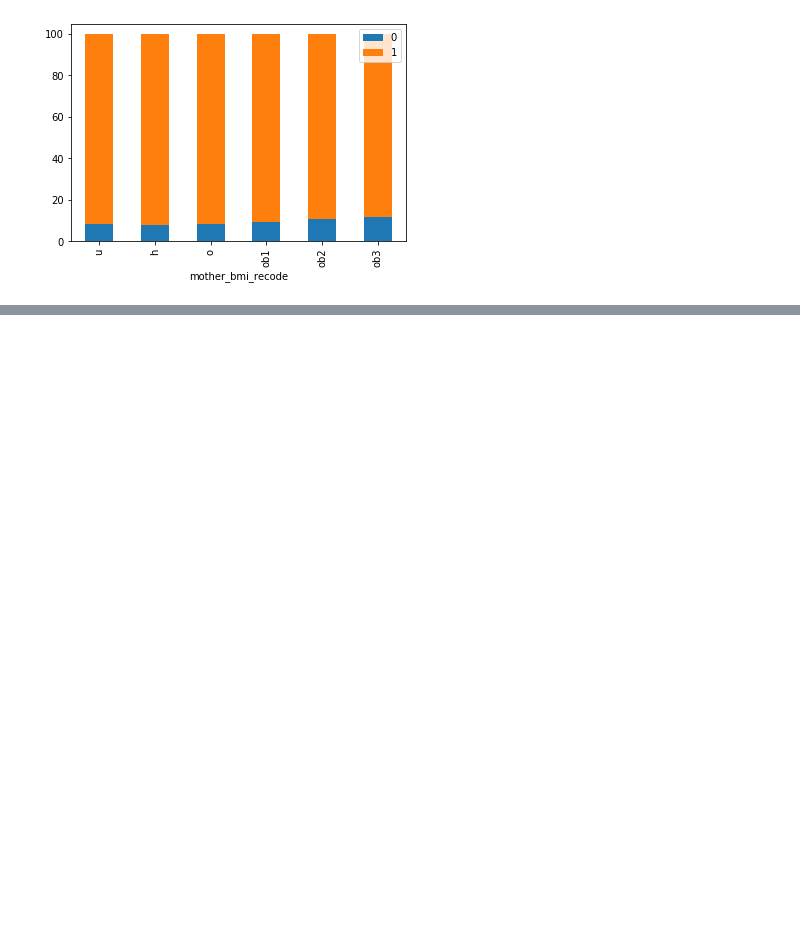
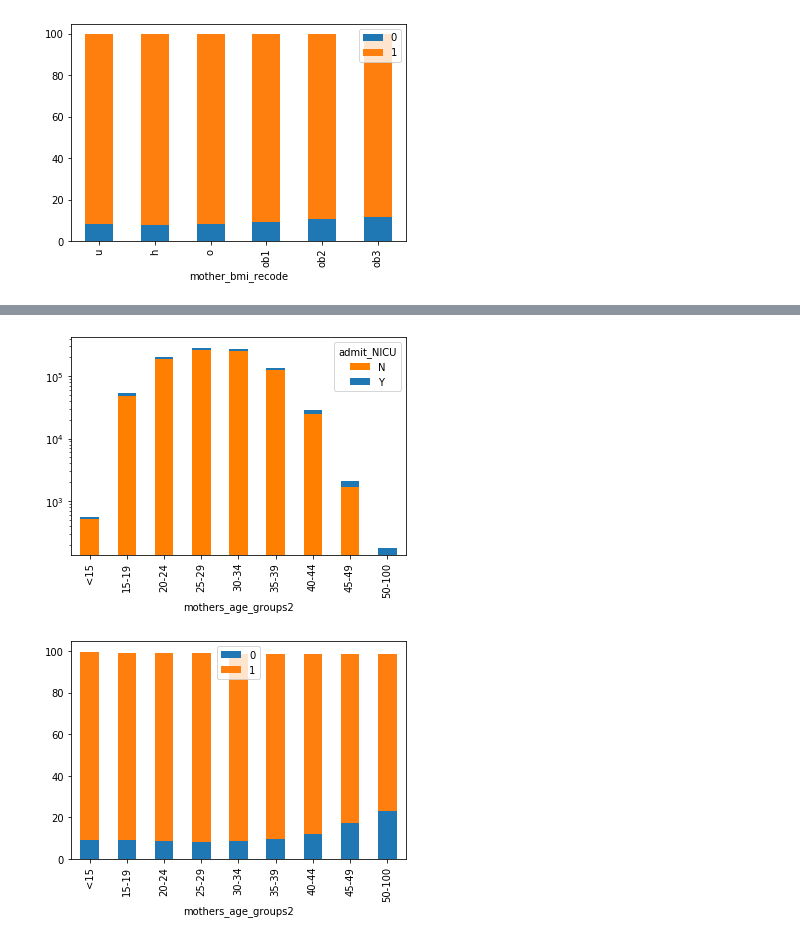
Before and after one commit to mkwasnica/CDC_capstone, a Jupyter notebook: notebooks/MK_Visualization.ipynb, the cells around one changed output, grey strips where cells are left out. Saved outputs shown, nothing was run; the diff lists cells and outputs as text; code cells hidden in the pictures; blank space fills up the shorter version.

```diff
--- a/notebooks/MK_Visualization.ipynb
+++ b/notebooks/MK_Visualization.ipynb
@@ -101,0 +116,9 @@ pct_bplot(births,'pre_preg_diab')
+# %%
+births['mothers_age_groups2']= pd.cut(births['mothers_age'], [0,14,19,24,29,34,39,44,49,100],
+                                     labels = ['<15', '15-19', '20-24','25-29','30-34','35-39','40-44','45-49','50-100'])
+bmi_plt = births.loc[births['admit_NICU'] != 'U'].groupby(['mothers_age_groups2'])['admit_NICU'].value_counts().unstack()
+bmi_plt.plot(kind = 'bar', logy = True, stacked = True, color = ['#ff7f00','#1f77b4'])
+pct_bplot(births,'mothers_age_groups2')
+# %% [output]
+[figure, added]
+[figure, added]
```
Also changed, not shown: parts of 24 cells of this notebook.
